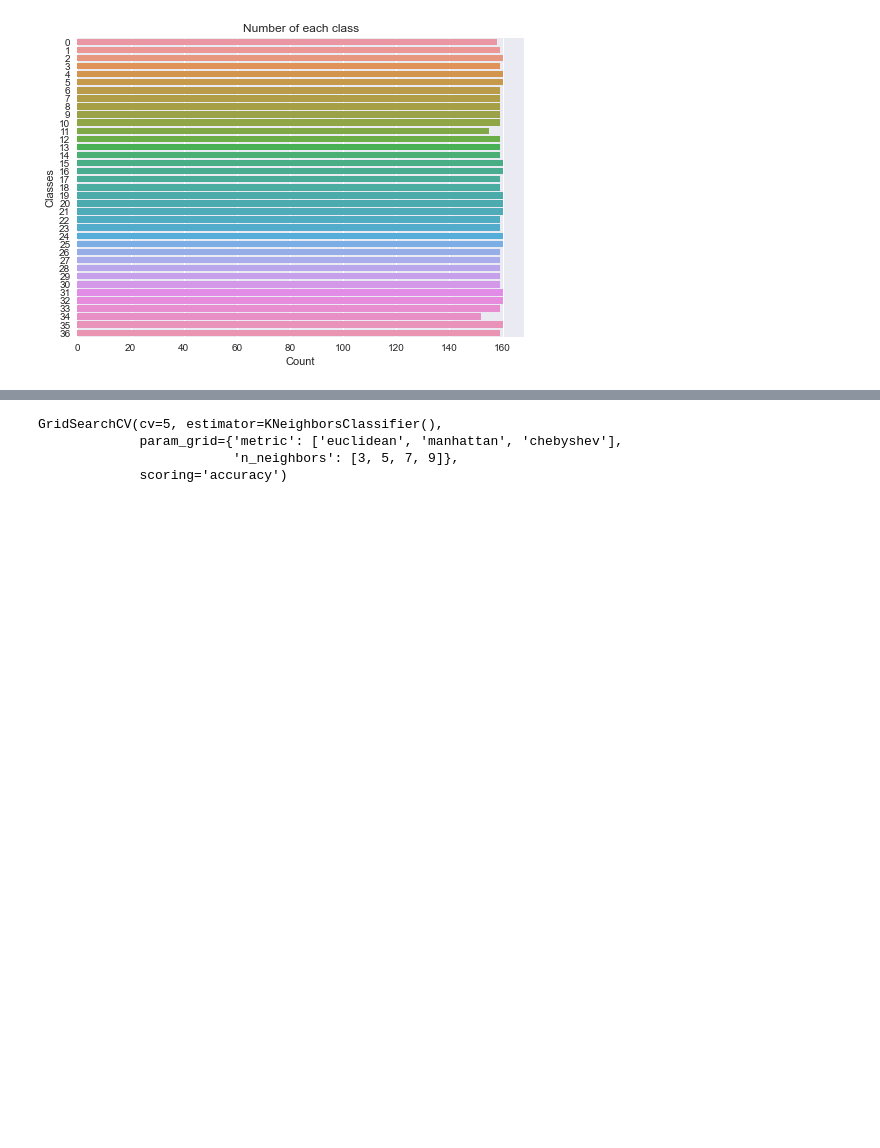
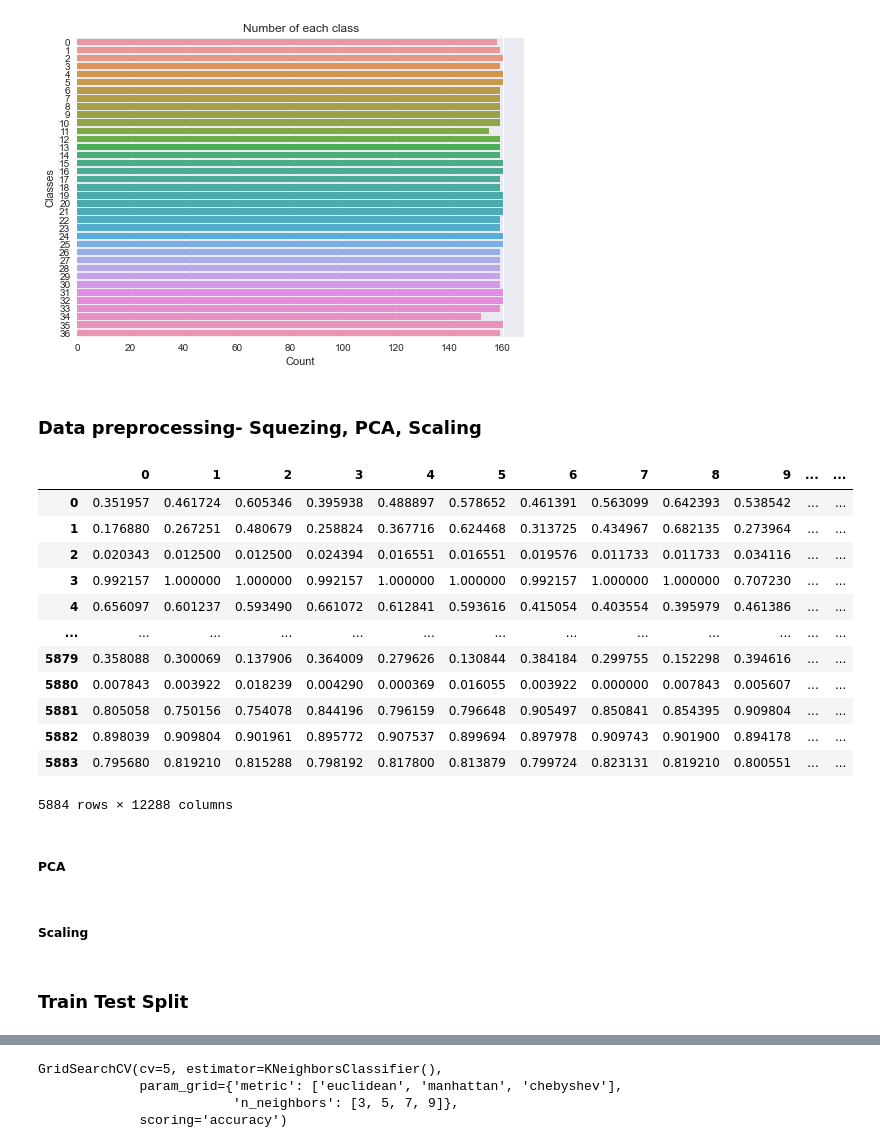
Before and after one commit to itamarKraitman/InfinityX_project, a Jupyter notebook: Breed-Classification.ipynb, the cells around one changed output, grey strips where cells are left out. Saved outputs shown, nothing was run; the diff lists cells and outputs as text; code cells hidden in the pictures; blank space fills up the shorter version.

```diff
--- a/Breed-Classification.ipynb
+++ b/Breed-Classification.ipynb
@@ -96,3 +98,36 @@ plt.title('Number of each class')
 plt.show()
 # %% [output]
 [figure]
+# %% [markdown]
+### Data preprocessing- Squezing, PCA, Scaling
+# %%
+m = df_shuffled.shape[0]
+n_x = 12288
+X = np.ndarray((m, n_x), dtype=np.float64)
+y = np.zeros((m, 1))
+
+for index, row in df_shuffled.iterrows():
+    image, label = row['images'], row['labels']
+    X[index, :] = np.squeeze(image.reshape((n_x, 1)))
+    y[index, 0] = label
+
+squeezed_data = pd.DataFrame(data=X)
+target = y
+
+squeezed_data
+# %% [output]
+|  | 0 | 1 | 2 | 3 | 4 | 5 | 6 | 7 | 8 | 9 | ... | ... |
+| 0 | 0.351957 | 0.461724 | 0.605346 | 0.395938 | 0.488897 | 0.578652 | 0.461391 | 0.563099 | 0.642393 | 0.538542 | ... | ... |
+| 1 | 0.176880 | 0.267251 | 0.480679 | 0.258824 | 0.367716 | 0.624468 | 0.313725 | 0.434967 | 0.682135 | 0.273964 | ... | ... |
+| 2 | 0.020343 | 0.012500 | 0.012500 | 0.024394 | 0.016551 | 0.016551 | 0.019576 | 0.011733 | 0.011733 | 0.034116 | ... | ... |
+| 3 | 0.992157 | 1.000000 | 1.000000 | 0.992157 | 1.000000 | 1.000000 | 0.992157 | 1.000000 | 1.000000 | 0.707230 | ... | ... |
+| 4 | 0.656097 | 0.601237 | 0.593490 | 0.661072 | 0.612841 | 0.593616 | 0.415054 | 0.403554 | 0.395979 | 0.461386 | ... | ... |
+| ... | ... | ... | ... | ... | ... | ... | ... | ... | ... | ... | ... | ... |
+| 5879 | 0.358088 | 0.300069 | 0.137906 | 0.364009 | 0.279626 | 0.130844 | 0.384184 | 0.299755 | 0.152298 | 0.394616 | ... | ... |
+| 5880 | 0.007843 | 0.003922 | 0.018239 | 0.004290 | 0.000369 | 0.016055 | 0.003922 | 0.000000 | 0.007843 | 0.005607 | ... | ... |
+| 5881 | 0.805058 | 0.750156 | 0.754078 | 0.844196 | 0.796159 | 0.796648 | 0.905497 | 0.850841 | 0.854395 | 0.909804 | ... | ... |
+| 5882 | 0.898039 | 0.909804 | 0.901961 | 0.895772 | 0.907537 | 0.899694 | 0.897978 | 0.909743 | 0.901900 | 0.894178 | ... | ... |
+| 5883 | 0.795680 | 0.819210 | 0.815288 | 0.798192 | 0.817800 | 0.813879 | 0.799724 | 0.823131 | 0.819210 | 0.800551 | ... | ... |
+5884 rows × 12288 columns
+# %% [markdown]
+##### PCA
@@ -98,0 +137,2 @@ plt.show()
+# %% [markdown]
+##### Scaling
@@ -99 +142,3 @@ plt.show()
+# %% [markdown]
+### Train Test Split
 # %%
```
Also changed, not shown: parts of 16 cells of this notebook.
